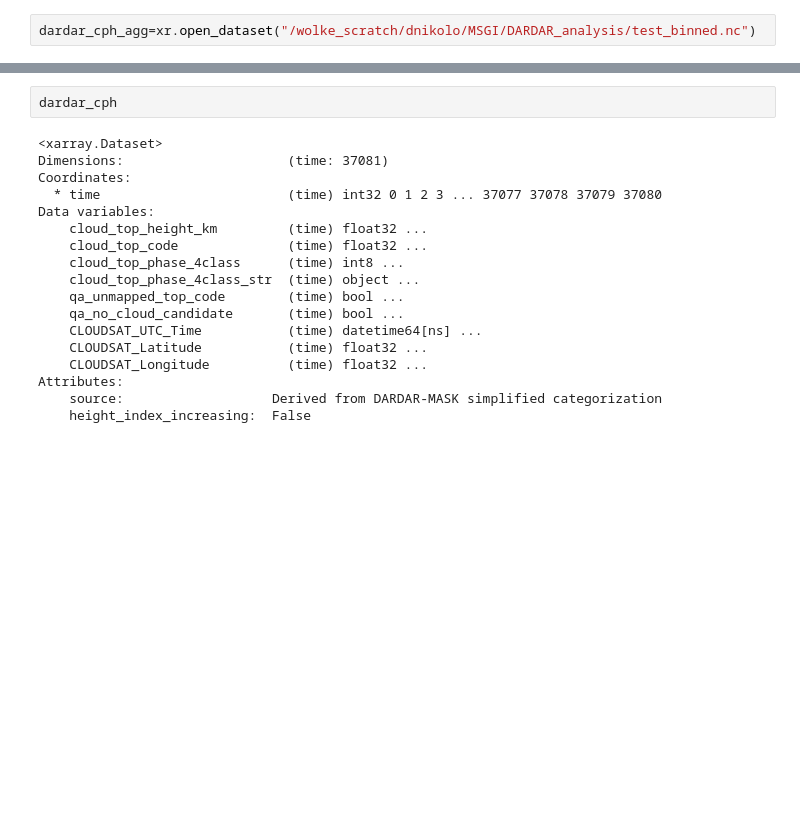
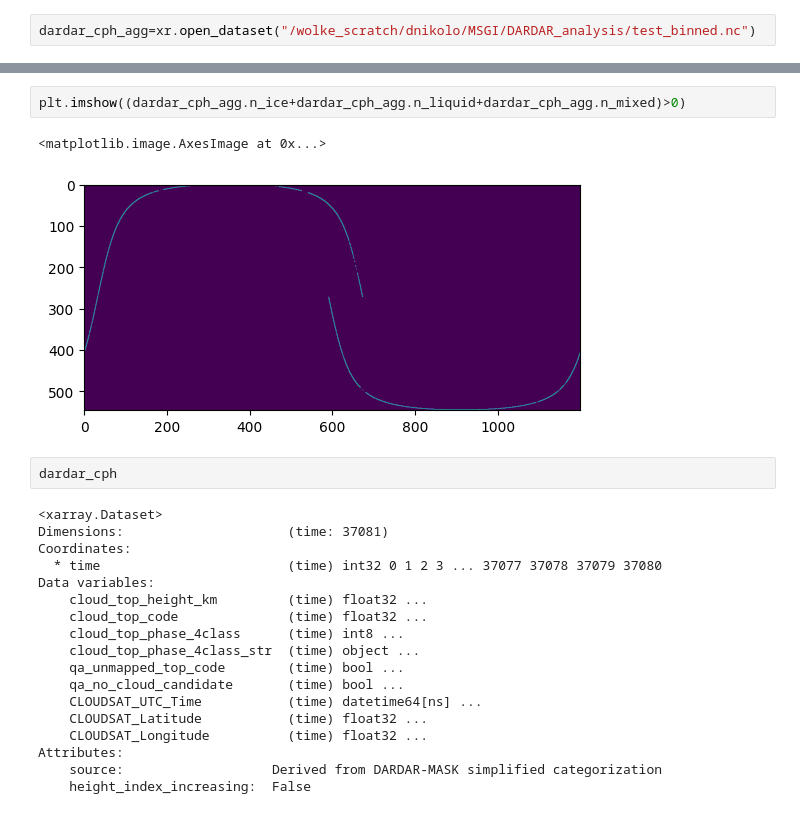
Before and after one commit to DragomirNikolov/MSGI, a Jupyter notebook: DARDAR_analysis/cloud_properties_binned_development.ipynb, the cells around one changed output, grey strips where cells are left out. Saved outputs shown, nothing was run; the diff lists cells and outputs as text; blank space fills up the shorter version.

```diff
--- a/DARDAR_analysis/cloud_properties_binned_development.ipynb
+++ b/DARDAR_analysis/cloud_properties_binned_development.ipynb
@@ -25,3 +192,8 @@ dardar_cph_agg=xr.open_dataset("/wolke_scratch/dnikolo/MSGI/DARDAR_analysis/test
+# %%
+plt.imshow((dardar_cph_agg.n_ice+dardar_cph_agg.n_liquid+dardar_cph_agg.n_mixed)>0)
+# %% [output]
+<matplotlib.image.AxesImage at 0x...>
+[figure, added]
 # %%
 dardar_cph
 # %% [output]
```
Also changed, not shown: parts of 23 cells of this notebook, 30 other files.
